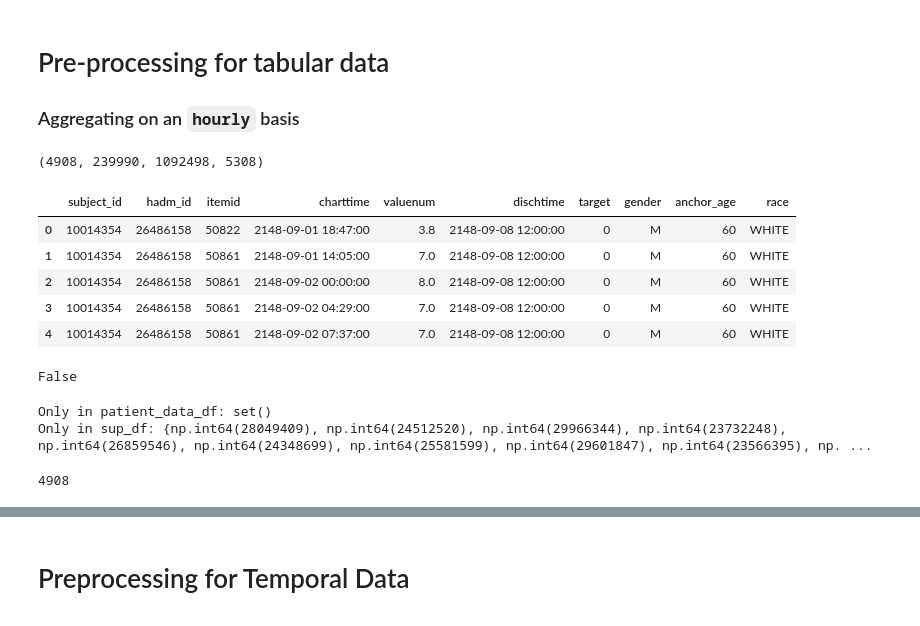
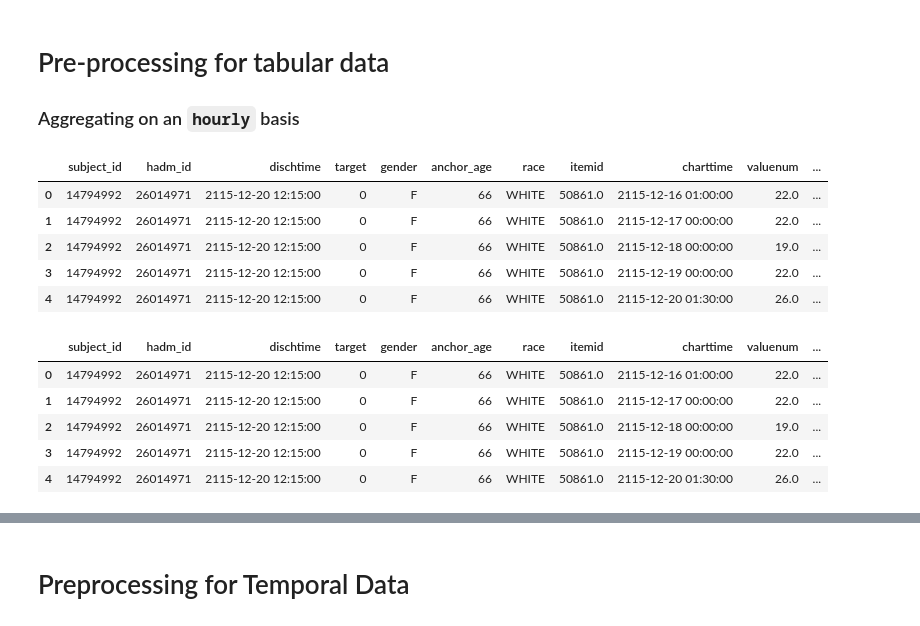
Before and after one commit to Crazz-Zaac/informative-missingness, a Jupyter notebook: project/notebooks/exp_2025.ipynb, the cells around one changed output, grey strips where cells are left out. Cells and saved outputs as stored; diff of their text form; code cells hidden in the pictures.

```diff
--- a/project/notebooks/exp_2025.ipynb
+++ b/project/notebooks/exp_2025.ipynb
@@ -342,6 +214,4 @@ sup_extracted_df = pd.read_csv("../assets/extracted.csv")
 cohort_df = pd.read_csv("../assets/cohort1_target.csv")
 # len(patient_data_df)
 # %%
-len(patient_data_df['hadm_id'].unique()), len(sup_df), len(sup_extracted_df), len(cohort_df)
+len(patient_data_df), len(sup_df), len(sup_extracted_df), len(cohort_df)
-# %% [output]
-(4908, 239990, 1092498, 5308)
@@ -348,9 +221,19 @@ len(patient_data_df['hadm_id'].unique()), len(sup_df), len(sup_extracted_df), le
 # %%
-patient_data_df.head()
+df = patient_data_df.copy()
+df = df.dropna(subset=["charttime", "dischtime"])
+df["charttime"] = pd.to_datetime(df["charttime"])
+df["dischtime"] = pd.to_datetime(df["dischtime"])
+
+delta = df["dischtime"] - df["charttime"]
+
+df["minute"] = (delta.dt.total_seconds() // 60).astype(int)
+df["hour"] = (delta.dt.total_seconds() // 3600).astype(int)
+df["day"] = (delta.dt.total_seconds() // (3600 * 24)).astype(int)
+df.head()
 # %% [output]
-|  | subject_id | hadm_id | itemid | charttime | valuenum | dischtime | target | gender | anchor_age | race |
-| 0 | 10014354 | 26486158 | 50822 | 2148-09-01 18:47:00 | 3.8 | 2148-09-08 12:00:00 | 0 | M | 60 | WHITE |
-| 1 | 10014354 | 26486158 | 50861 | 2148-09-01 14:05:00 | 7.0 | 2148-09-08 12:00:00 | 0 | M | 60 | WHITE |
-| 2 | 10014354 | 26486158 | 50861 | 2148-09-02 00:00:00 | 8.0 | 2148-09-08 12:00:00 | 0 | M | 60 | WHITE |
-| 3 | 10014354 | 26486158 | 50861 | 2148-09-02 04:29:00 | 7.0 | 2148-09-08 12:00:00 | 0 | M | 60 | WHITE |
-| 4 | 10014354 | 26486158 | 50861 | 2148-09-02 07:37:00 | 7.0 | 2148-09-08 12:00:00 | 0 | M | 60 | WHITE |
+|  | subject_id | hadm_id | dischtime | target | gender | anchor_age | race | itemid | charttime | valuenum | ... |
+| 0 | 14794992 | 26014971 | 2115-12-20 12:15:00 | 0 | F | 66 | WHITE | 50861.0 | 2115-12-16 01:00:00 | 22.0 | ... |
+| 1 | 14794992 | 26014971 | 2115-12-20 12:15:00 | 0 | F | 66 | WHITE | 50861.0 | 2115-12-17 00:00:00 | 22.0 | ... |
+| 2 | 14794992 | 26014971 | 2115-12-20 12:15:00 | 0 | F | 66 | WHITE | 50861.0 | 2115-12-18 00:00:00 | 19.0 | ... |
+| 3 | 14794992 | 26014971 | 2115-12-20 12:15:00 | 0 | F | 66 | WHITE | 50861.0 | 2115-12-19 00:00:00 | 22.0 | ... |
+| 4 | 14794992 | 26014971 | 2115-12-20 12:15:00 | 0 | F | 66 | WHITE | 50861.0 | 2115-12-20 01:30:00 | 26.0 | ... |
@@ -384,4 +239,0 @@ imputed = reshaped.fillna(0)
-# %%
-len(patient_data_df['hadm_id'].unique()) == len(sup_extracted_df['admid'].unique())  # Number of unique patients in the patient
-# %% [output]
-False
@@ -390,14 +239,0 @@ cohort_df['hadm_id'].unique()
-# %%
-# patient_data_df.drop_duplicates(subset=['hadm_id', 'subject_id', 'itemid'], inplace=True)
-hadm_ids = set(patient_data_df['hadm_id'].unique())
-admid_ids = set(sup_extracted_df['admid'].unique())
-
-print("Only in patient_data_df:", hadm_ids - admid_ids)
-print("Only in sup_df:", admid_ids - hadm_ids)
-# %% [output]
-Only in patient_data_df: set()
-Only in sup_df: {np.int64(28049409), np.int64(24512520), np.int64(29966344), np.int64(23732248), np.int64(26859546), np.int64(24348699), np.int64(25581599), np.int64(29601847), np.int64(23566395), np. ...
-# %%
-len(patient_data_df['hadm_id'].unique())  # Number of unique admissions in the patient data
-# %% [output]
-4908
@@ -403,0 +251,9 @@ len(patient_data_df['hadm_id'].unique())  # Number of unique admissions in the p
+# %%
+df.head()
+# %% [output]
+|  | subject_id | hadm_id | dischtime | target | gender | anchor_age | race | itemid | charttime | valuenum | ... |
+| 0 | 14794992 | 26014971 | 2115-12-20 12:15:00 | 0 | F | 66 | WHITE | 50861.0 | 2115-12-16 01:00:00 | 22.0 | ... |
+| 1 | 14794992 | 26014971 | 2115-12-20 12:15:00 | 0 | F | 66 | WHITE | 50861.0 | 2115-12-17 00:00:00 | 22.0 | ... |
+| 2 | 14794992 | 26014971 | 2115-12-20 12:15:00 | 0 | F | 66 | WHITE | 50861.0 | 2115-12-18 00:00:00 | 19.0 | ... |
+| 3 | 14794992 | 26014971 | 2115-12-20 12:15:00 | 0 | F | 66 | WHITE | 50861.0 | 2115-12-19 00:00:00 | 22.0 | ... |
+| 4 | 14794992 | 26014971 | 2115-12-20 12:15:00 | 0 | F | 66 | WHITE | 50861.0 | 2115-12-20 01:30:00 | 26.0 | ... |
```
Also changed, not shown: parts of 28 cells of this notebook, 3 other files.
